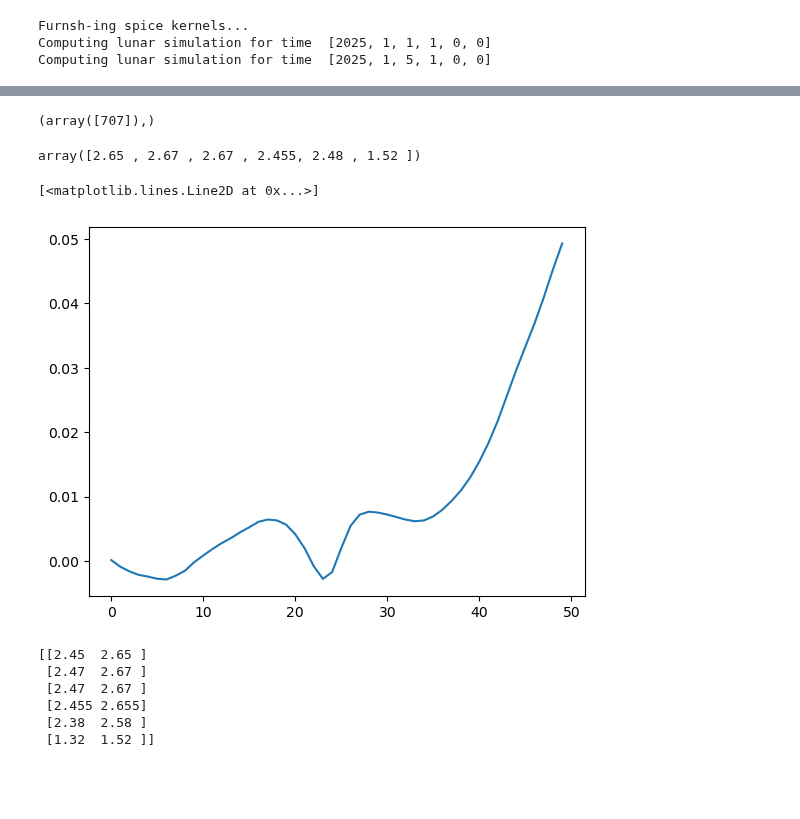
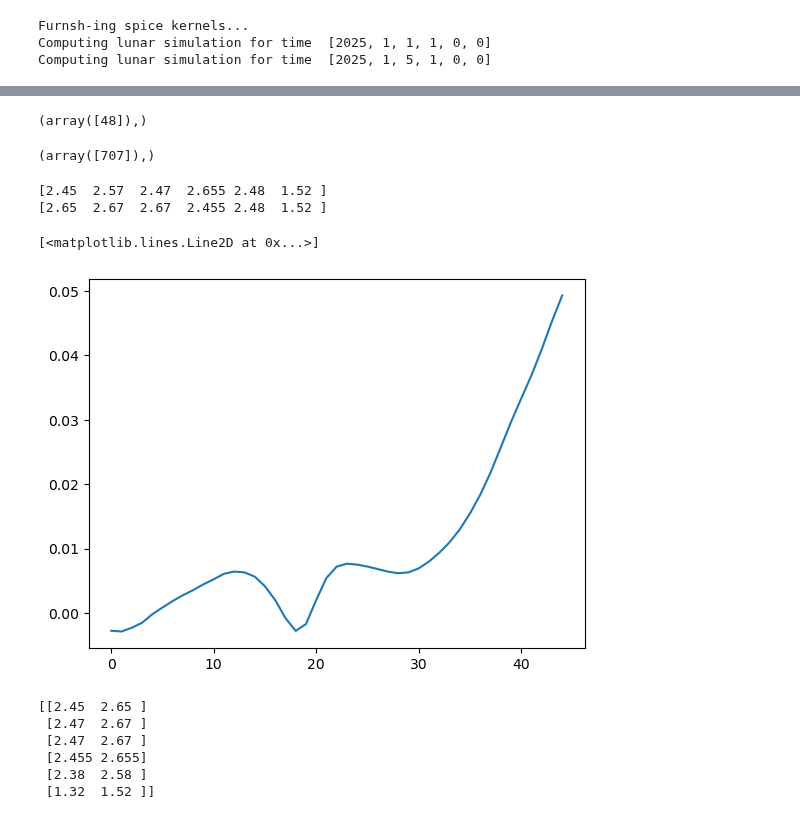
Before and after one commit to daba9359/LuCEE-Night_Simulation, a Jupyter notebook: Beam_weighted_foreground/Beam_Weighted_Foreground_Edited.ipynb, the cells around one changed output, grey strips where cells are left out. Drawn from its saved outputs; the diff is of its cells as text; code cells hidden in the pictures; blank space fills up the shorter version.

```diff
--- a/Beam_weighted_foreground/Beam_Weighted_Foreground_Edited.ipynb
+++ b/Beam_weighted_foreground/Beam_Weighted_Foreground_Edited.ipynb
@@ -103,5 +103,5 @@ foreground_array_minCMB[np.where(foreground_array_minCMB<0.0)] = 0
 sigT = lambda T_b, dnu, dt: T_b/(np.sqrt(dnu*dt))
 # Noise parameters
 dnu = 1e6
-dt = 1000*3600 # first number is the number of hours of integration time
+dt = 10000*3600 # first number is the number of hours of integration time
 # %% [output]
@@ -1290,7 +1281,7 @@ beam_file = files[1]
 time_array = test_times1
 
 # foreground array
-foreground_array = foreground_array_minCMB
+foreground_array = varied_foreground_map_set_p1[707]
 
 # Our simulation function
 simulation_test_foreground = simulation_run(beam_file,foreground_array,time_array,dnu,dt,omR0,omM0,omK0,omL0,omB0)
@@ -1333,3 +1325,15 @@ plt.plot(varied_foreground_training_set_p1[104,0]-data[0])
+# %%
+# Useful RMS function
+
+rms_array = np.array([])
+for n in range(729):
+    rms = np.sqrt(np.mean(varied_foreground_training_set_p1[n,0,5:]-simulation_test_foreground[2][0][5:])**2)
+    rms_array = np.append(rms_array,rms)
+sorted_rms = copy.deepcopy(rms_array)
+sorted_rms.sort()
+np.where(rms_array == sorted_rms[1])
+# %% [output]
+(array([48]),)
 # %%
 maps = varied_foreground_map_set_p1
 parameters = varied_foreground_map_set_params_p1
@@ -1350,14 +1354,16 @@ np.where(rms_array == sorted_rms[0])
 # %% [output]
 (array([707]),)
 # %%
-varied_foreground_training_set_params_p1[707]
+print(varied_foreground_training_set_params_p1[104])
+print(varied_foreground_training_set_params_p1[707])
 # %% [output]
-array([2.65 , 2.67 , 2.67 , 2.455, 2.48 , 1.52 ])
+[2.45  2.57  2.47  2.655 2.48  1.52 ]
+[2.65  2.67  2.67  2.455 2.48  1.52 ]
 # %%
-plt.plot(((simulation_test_foreground[2][0]-varied_foreground_training_set_p1[707,0])/simulation_test_foreground[2][0]))
+plt.plot(((simulation_test_foreground[2][0][5:]-varied_foreground_training_set_p1[707,0,5:])/simulation_test_foreground[2][0][5:]))
 # %% [output]
 [<matplotlib.lines.Line2D at 0x...>]
-[figure, old version]
+[figure, new version]
 # %%
 test34 = expanded_training_set(testing[0],testing[1],1000,show_parameter_ranges=True)
 # %% [output]
```
Also changed, not shown: parts of 13 cells of this notebook, 1 other file.
